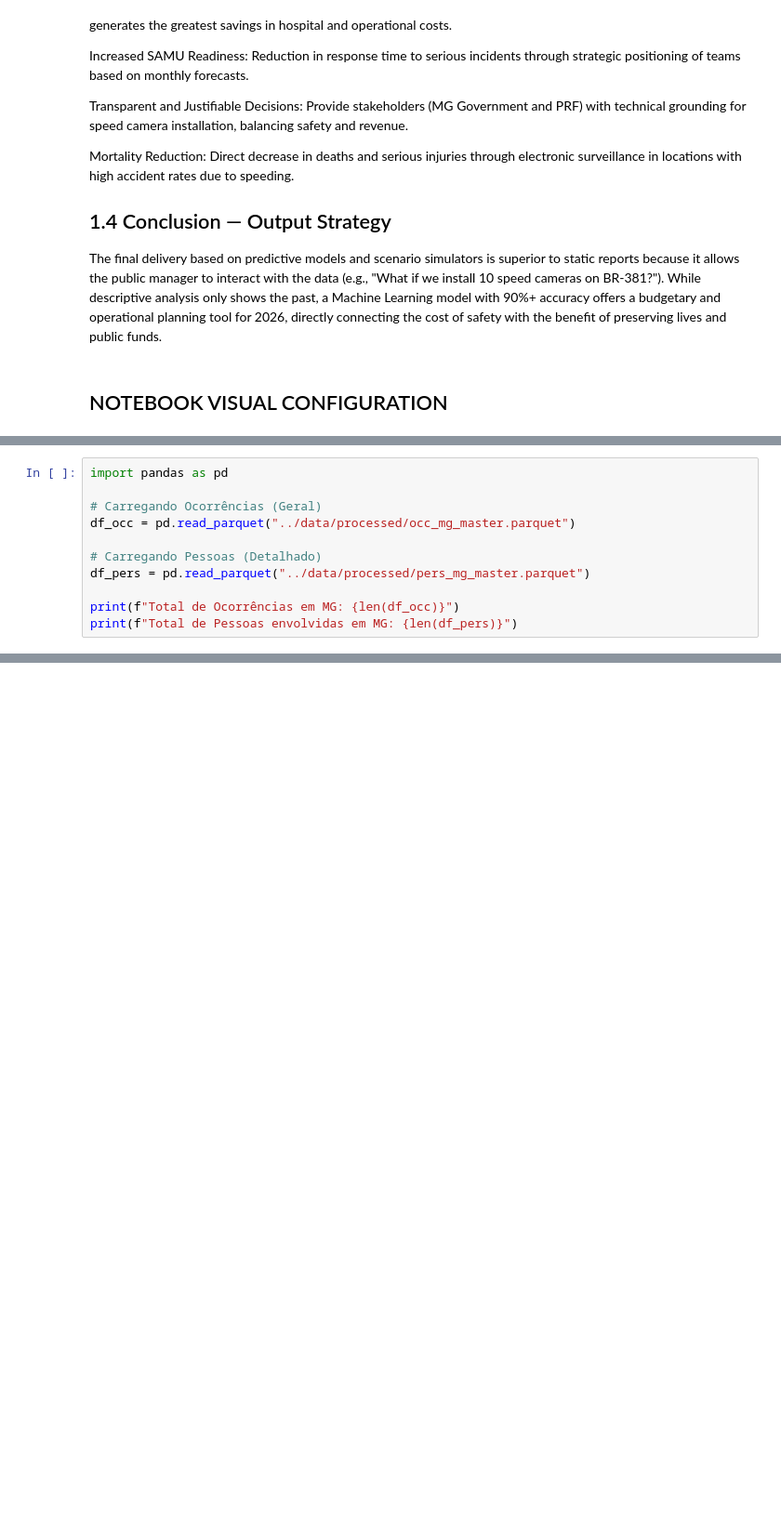
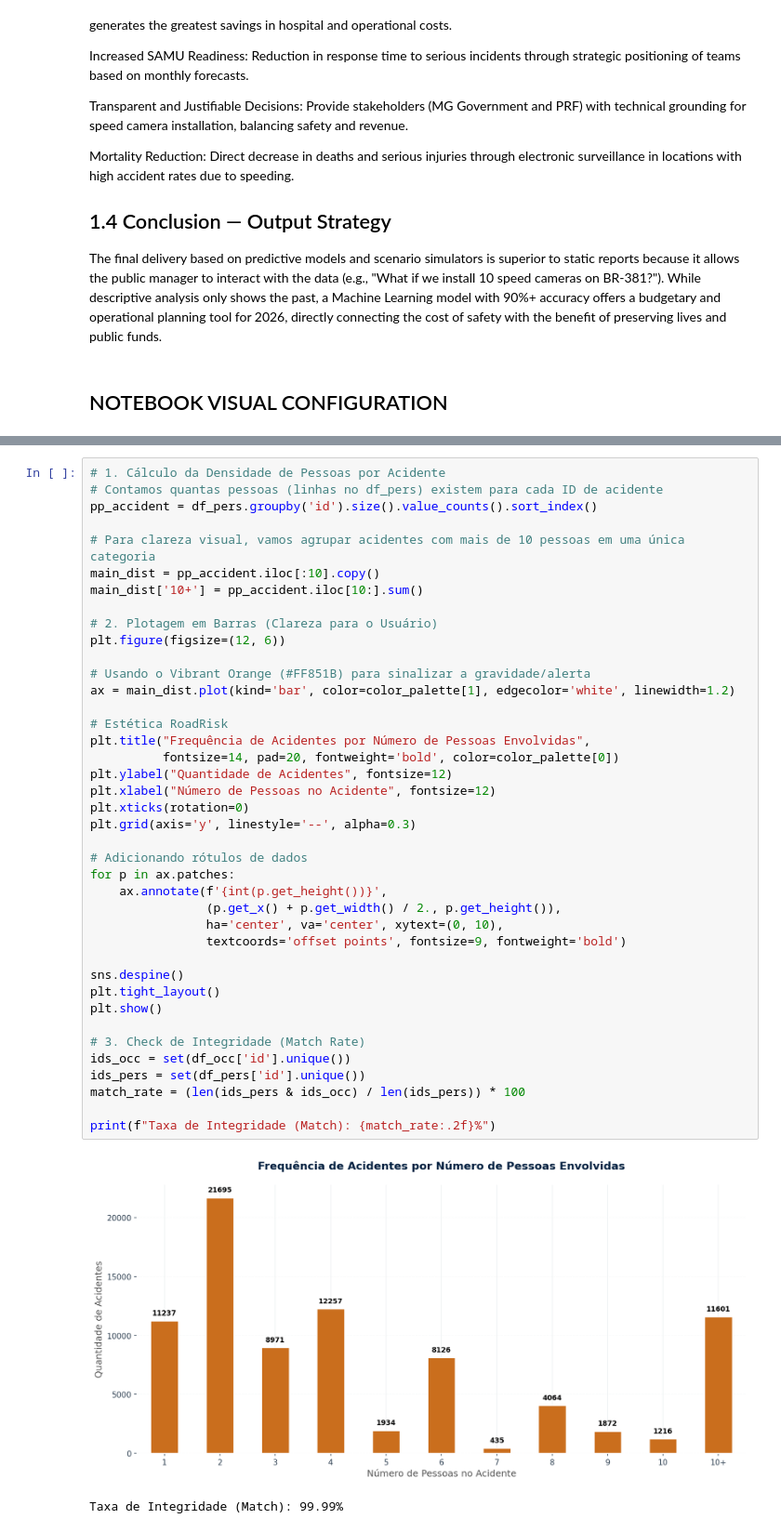
Before and after one commit to EduardoAraujoo/RoadRisk-Public-Spending-Brazil, a Jupyter notebook: notebooks/1. EDA.ipynb, the cells around one changed output, grey strips where cells are left out. Shown at 93% size. Drawn from its saved outputs; the diff is of its cells as text; blank space fills up the shorter version.

```diff
--- a/notebooks/1. EDA.ipynb
+++ b/notebooks/1. EDA.ipynb
@@ -133,11 +114,0 @@ df.head()
-# %%
-import pandas as pd
-
-# Carregando Ocorrências (Geral)
-df_occ = pd.read_parquet("../data/processed/occ_mg_master.parquet")
-
-# Carregando Pessoas (Detalhado)
-df_pers = pd.read_parquet("../data/processed/pers_mg_master.parquet")
-
-print(f"Total de Ocorrências em MG: {len(df_occ)}")
-print(f"Total de Pessoas envolvidas em MG: {len(df_pers)}")
@@ -146,0 +301,43 @@ Total de Pessoas envolvidas em MG: 561796
+# %%
+# 1. Cálculo da Densidade de Pessoas por Acidente
+# Contamos quantas pessoas (linhas no df_pers) existem para cada ID de acidente
+pp_accident = df_pers.groupby('id').size().value_counts().sort_index()
+
+# Para clareza visual, vamos agrupar acidentes com mais de 10 pessoas em uma única categoria
+main_dist = pp_accident.iloc[:10].copy()
+main_dist['10+'] = pp_accident.iloc[10:].sum()
+
+# 2. Plotagem em Barras (Clareza para o Usuário)
+plt.figure(figsize=(12, 6))
+
+# Usando o Vibrant Orange (#FF851B) para sinalizar a gravidade/alerta
+ax = main_dist.plot(kind='bar', color=color_palette[1], edgecolor='white', linewidth=1.2)
+
+# Estética RoadRisk
+plt.title("Frequência de Acidentes por Número de Pessoas Envolvidas",
+          fontsize=14, pad=20, fontweight='bold', color=color_palette[0])
+plt.ylabel("Quantidade de Acidentes", fontsize=12)
+plt.xlabel("Número de Pessoas no Acidente", fontsize=12)
+plt.xticks(rotation=0)
+plt.grid(axis='y', linestyle='--', alpha=0.3)
+
+# Adicionando rótulos de dados
+for p in ax.patches:
+    ax.annotate(f'{int(p.get_height())}',
+                (p.get_x() + p.get_width() / 2., p.get_height()),
+                ha='center', va='center', xytext=(0, 10),
+                textcoords='offset points', fontsize=9, fontweight='bold')
+
+sns.despine()
+plt.tight_layout()
+plt.show()
+
+# 3. Check de Integridade (Match Rate)
+ids_occ = set(df_occ['id'].unique())
+ids_pers = set(df_pers['id'].unique())
+match_rate = (len(ids_pers & ids_occ) / len(ids_pers)) * 100
+
+print(f"Taxa de Integridade (Match): {match_rate:.2f}%")
+# %% [output]
+[figure, added]
+Taxa de Integridade (Match): 99.99%
```
Also changed, not shown: parts of 36 cells of this notebook.
